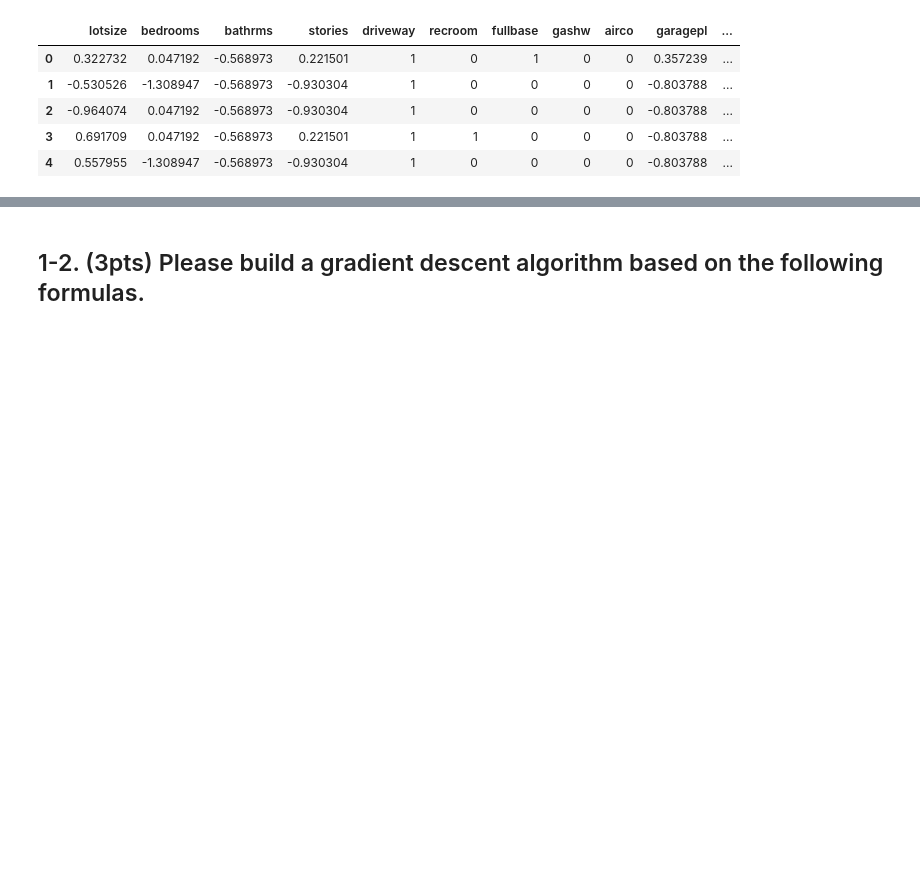
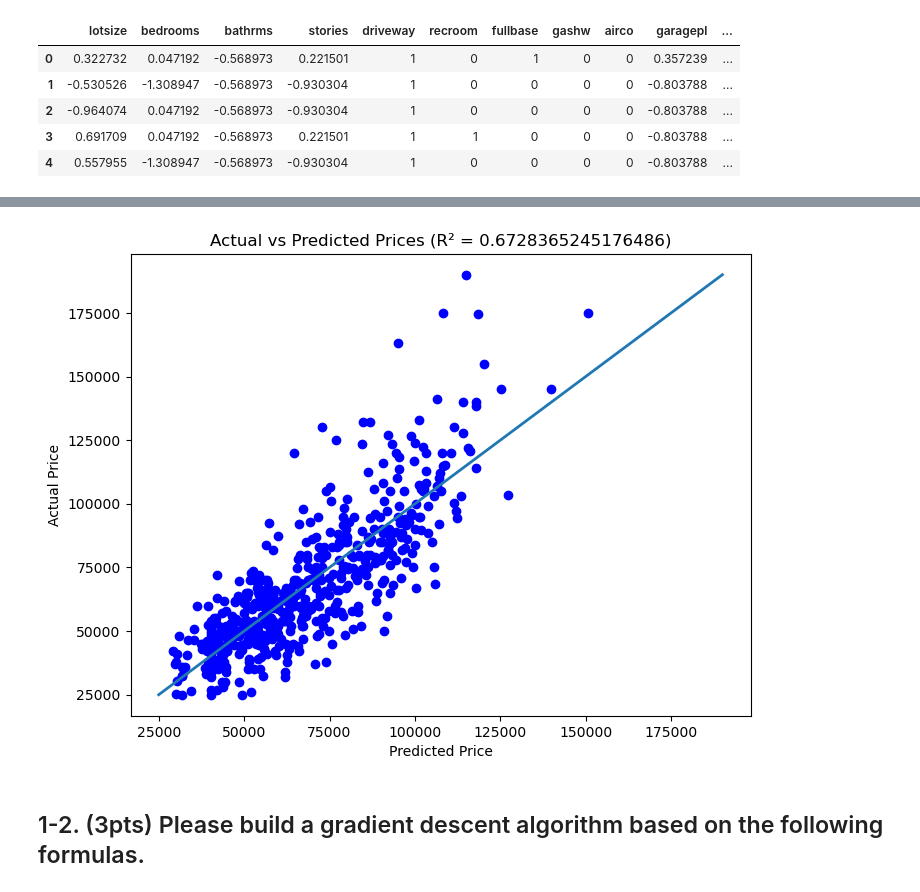
Before and after one commit to sgwlee96/Fall2024, a Jupyter notebook: DATA240/assignment3/assignment3_SungwonLee.ipynb, the cells around one changed output, grey strips where cells are left out. Cells and saved outputs as stored; diff of their text form; code cells hidden in the pictures; blank space fills up the shorter version.

```diff
--- a/DATA240/assignment3/assignment3_SungwonLee.ipynb
+++ b/DATA240/assignment3/assignment3_SungwonLee.ipynb
@@ -41,0 +75,11 @@ X_normalized.head()
+# %%
+y_pred = gradient_descent_sum_form(X_normalized, Y, lr=0.01, num_iter=5000)
+
+plt.figure(figsize=(8,6))
+plt.scatter(Y, X.lotsize, c = 'blue', label = "original prices")
+plt.scatter(y_pred_sum_form, X.lotsize, c = 'red', label = "predicted prices")
+plt.xlabel("Lot Size")
+plt.ylabel("Price")
+plt.legend()
+
+plt.show()
@@ -42,3 +98,22 @@ X_normalized.head()
+# %%
+def r2_score(Y, y_pred):
+    Y = np.array(Y).flatten()
+    sst = np.sum((Y - Y.mean()) **2)
+    ssr = np.sum((Y - y_pred.flatten()) ** 2)
+    r2 = 1 - (ssr/sst)
+    return r2
+# %%
+r2 = r2_score(Y, y_pred)
+
+plt.figure(figsize=(8, 6))
+plt.scatter(y_pred, Y, color='blue')
+plt.plot([Y.min(), Y.max()], [Y.min(), Y.max()], '-', lw=2)
+plt.xlabel("Predicted Price")
+plt.ylabel("Actual Price")
+plt.title(f"Actual vs Predicted Prices (R² = {r2})")
+plt.show()
+# %% [output]
+[figure, added]
 # %% [markdown]
 ## 1-2. (3pts) Please build a gradient descent algorithm based on the following formulas.
 # %%
```
Also changed, not shown: parts of 36 cells of this notebook, 2 other files.
